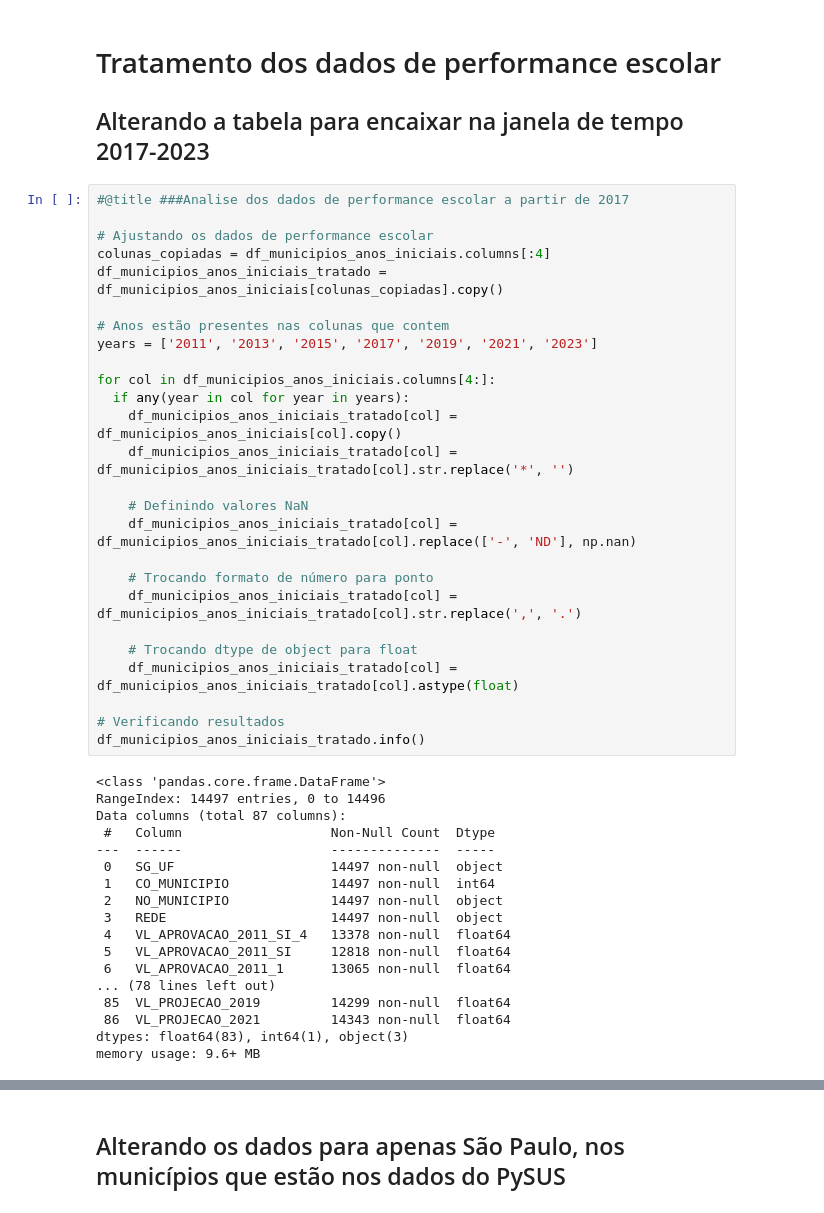
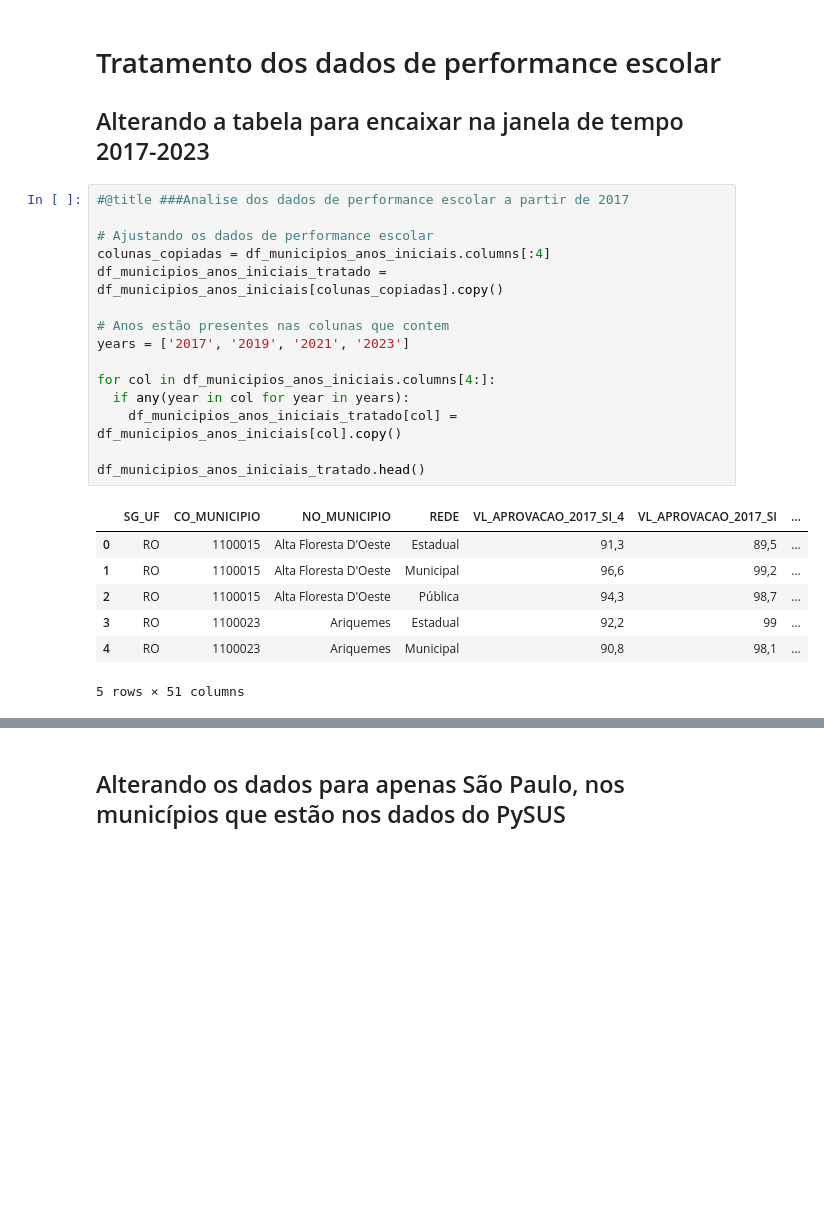
Before and after one commit to cesarfkb/trabalho-CD-semestral, a Jupyter notebook: Projeto_S1_CD.ipynb, the cells around one changed output, grey strips where cells are left out. Drawn from its saved outputs; the diff is of its cells as text; blank space fills up the shorter version.

```diff
--- a/Projeto_S1_CD.ipynb
+++ b/Projeto_S1_CD.ipynb
@@ -204,47 +144,26 @@ Não deixe de descrever e justificar reduções (seleções) feitas nos dados or
 # %%
 #@title ###Analise dos dados de performance escolar a partir de 2017
 
 # Ajustando os dados de performance escolar
 colunas_copiadas = df_municipios_anos_iniciais.columns[:4]
 df_municipios_anos_iniciais_tratado = df_municipios_anos_iniciais[colunas_copiadas].copy()
 
 # Anos estão presentes nas colunas que contem
-years = ['2011', '2013', '2015', '2017', '2019', '2021', '2023']
+years = ['2017', '2019', '2021', '2023']
 
 for col in df_municipios_anos_iniciais.columns[4:]:
   if any(year in col for year in years):
     df_municipios_anos_iniciais_tratado[col] = df_municipios_anos_iniciais[col].copy()
-    df_municipios_anos_iniciais_tratado[col] = df_municipios_anos_iniciais_tratado[col].str.replace('*', '')
 
-    # Definindo valores NaN
-    df_municipios_anos_iniciais_tratado[col] = df_municipios_anos_iniciais_tratado[col].replace(['-', 'ND'], np.nan)
-
-    # Trocando formato de número para ponto
-    df_municipios_anos_iniciais_tratado[col] = df_municipios_anos_iniciais_tratado[col].str.replace(',', '.')
-
-    # Trocando dtype de object para float
-    df_municipios_anos_iniciais_tratado[col] = df_municipios_anos_iniciais_tratado[col].astype(float)
-
-# Verificando resultados
-df_municipios_anos_iniciais_tratado.info()
+df_municipios_anos_iniciais_tratado.head()
 # %% [output]
+|  | SG_UF | CO_MUNICIPIO | NO_MUNICIPIO | REDE | VL_APROVACAO_2017_SI_4 | VL_APROVACAO_2017_SI | ... |
+| 0 | RO | 1100015 | Alta Floresta D'Oeste | Estadual | 91,3 | 89,5 | ... |
+| 1 | RO | 1100015 | Alta Floresta D'Oeste | Municipal | 96,6 | 99,2 | ... |
+| 2 | RO | 1100015 | Alta Floresta D'Oeste | Pública | 94,3 | 98,7 | ... |
+| 3 | RO | 1100023 | Ariquemes | Estadual | 92,2 | 99 | ... |
+| 4 | RO | 1100023 | Ariquemes | Municipal | 90,8 | 98,1 | ... |
-<class 'pandas.core.frame.DataFrame'>
-RangeIndex: 14497 entries, 0 to 14496
-Data columns (total 87 columns):
- #   Column                   Non-Null Count  Dtype
----  ------                   --------------  -----
- 0   SG_UF                    14497 non-null  object
- 1   CO_MUNICIPIO             14497 non-null  int64
- 2   NO_MUNICIPIO             14497 non-null  object
- 3   REDE                     14497 non-null  object
- 4   VL_APROVACAO_2011_SI_4   13378 non-null  float64
- 5   VL_APROVACAO_2011_SI     12818 non-null  float64
- 6   VL_APROVACAO_2011_1      13065 non-null  float64
-... (78 lines left out)
- 85  VL_PROJECAO_2019         14299 non-null  float64
- 86  VL_PROJECAO_2021         14343 non-null  float64
-dtypes: float64(83), int64(1), object(3)
-memory usage: 9.6+ MB
+5 rows × 51 columns
 # %%
 #@title ###Realizando o mesmo processo para as tabelas restantes
 
```
Also changed, not shown: parts of 51 cells of this notebook.
